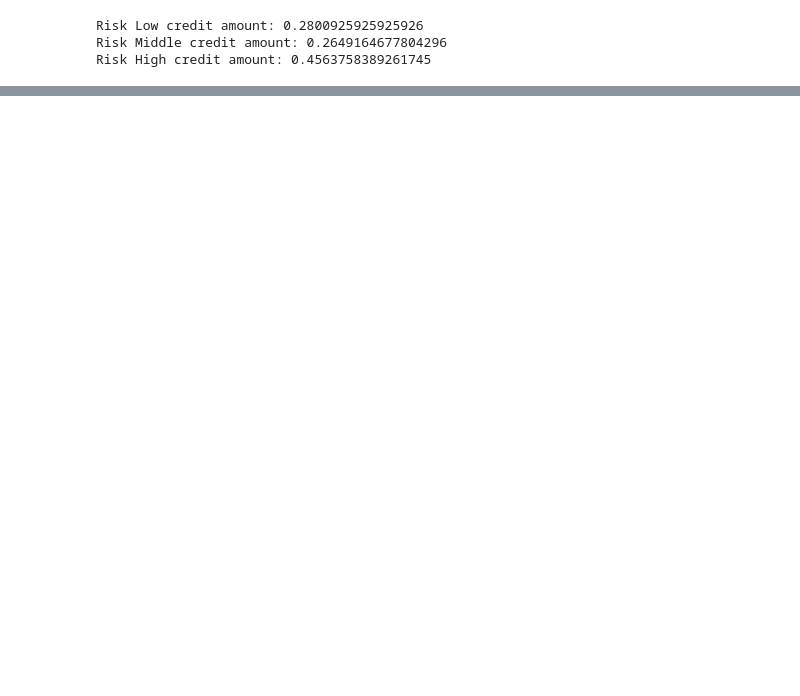
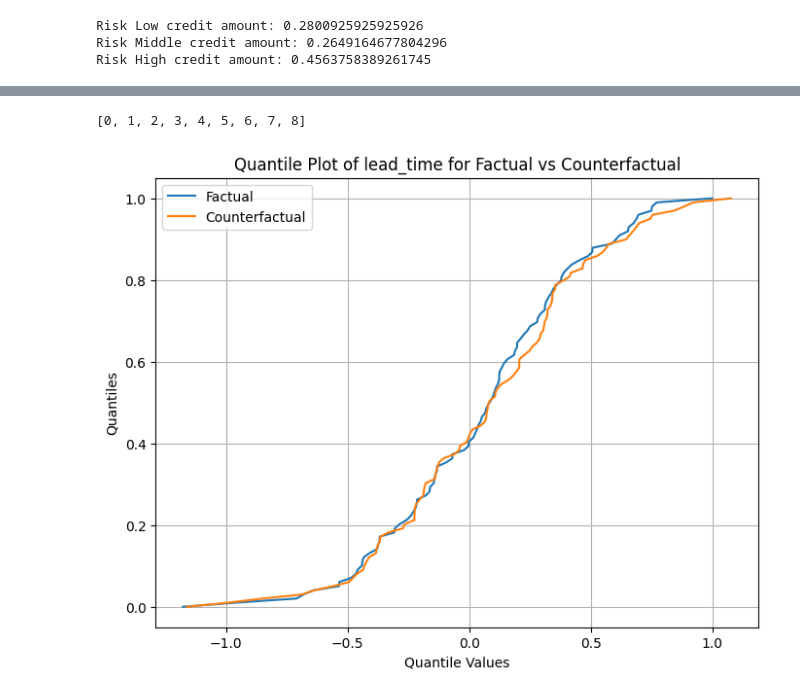
Before and after one commit to youlei202/distributional-counterfactual-explanation, a Jupyter notebook: analysis_german_credit.ipynb, the cells around one changed output, grey strips where cells are left out. Saved outputs shown, nothing was run; the diff lists cells and outputs as text; code cells hidden in the pictures; blank space fills up the shorter version.

```diff
--- a/analysis_german_credit.ipynb
+++ b/analysis_german_credit.ipynb
@@ -246,0 +277,19 @@ pd.DataFrame({
+# %%
+explainer.explain_indices
+# %% [output]
+[0, 1, 2, 3, 4, 5, 6, 7, 8]
+# %%
+
+fa = torch.zeros_like(explainer.X_prime[:, explainer.explain_indices] @ explainer.swd.thetas[0])
+dfa = torch.zeros_like(explainer.X_prime[:, explainer.explain_indices] @ explainer.swd.thetas[0])
+for theta in explainer.swd.thetas:
+
+    fa += explainer.X_prime[:, explainer.explain_indices] @ theta
+    dfa += explainer.best_X[:, explainer.explain_indices] @ theta
+
+fa /= len(explainer.swd.thetas)
+dfa /= len(explainer.swd.thetas)
+
+plot_quantile(factual=pd.DataFrame({'X': fa}), counterfactual=pd.DataFrame({'X': dfa}), column_name='X')
+# %% [output]
+[figure, added]
```
Also changed, not shown: parts of 32 cells of this notebook, 6 other files.
